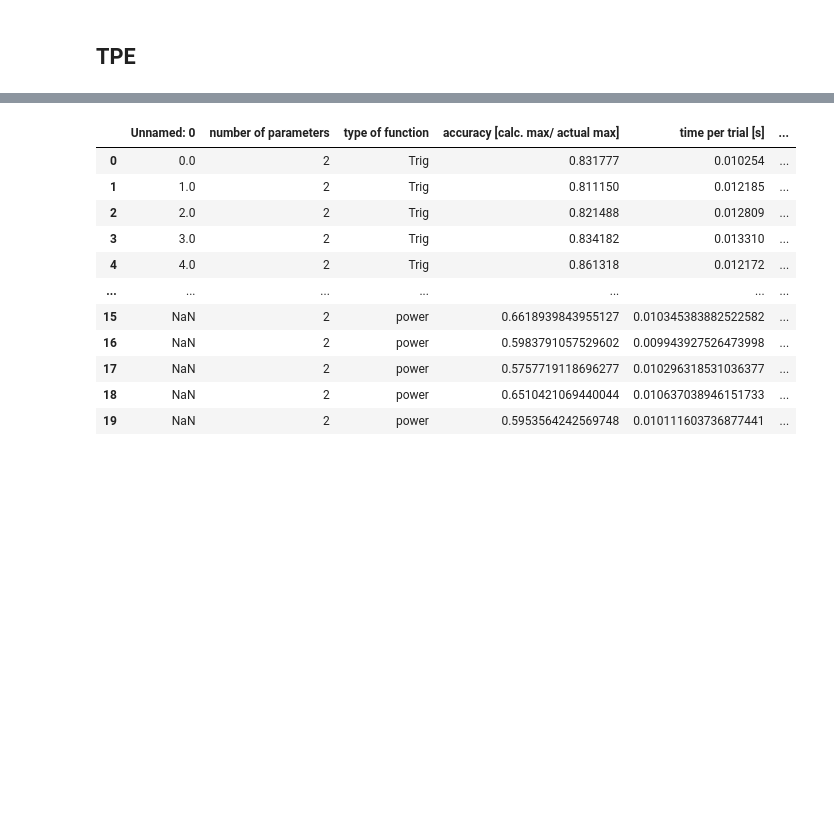
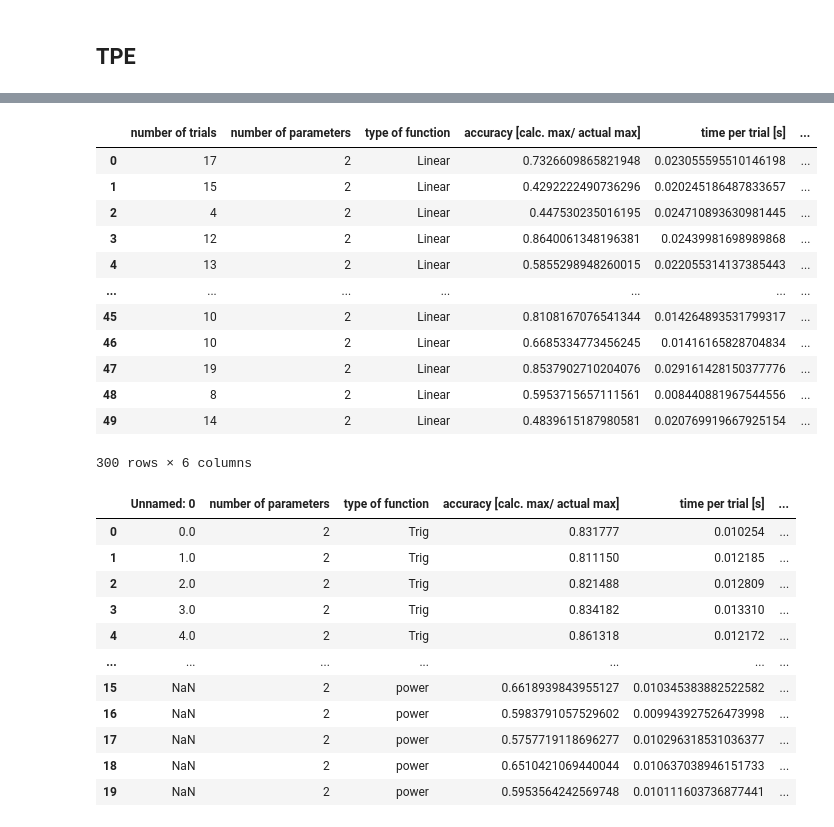
Before and after one commit to Optimistic-Optimizers/Black-Box-Optimization, a Jupyter notebook: Optuna optimization.ipynb, the cells around one changed output, grey strips where cells are left out. Saved outputs shown, nothing was run; the diff lists cells and outputs as text; code cells hidden in the pictures; blank space fills up the shorter version.

```diff
--- a/Optuna optimization.ipynb
+++ b/Optuna optimization.ipynb
@@ -757 +712,21 @@ df_data
+# %%
+df_data1 = df_data
+# %%
+df_data1 = df_data1.append(df_data)
+# %%
+df_data1
+# %% [output]
+|  | number of trials | number of parameters | type of function | accuracy [calc. max/ actual max] | time per trial [s] | ... |
+| 0 | 17 | 2 | Linear | 0.7326609865821948 | 0.023055595510146198 | ... |
+| 1 | 15 | 2 | Linear | 0.4292222490736296 | 0.020245186487833657 | ... |
+| 2 | 4 | 2 | Linear | 0.447530235016195 | 0.024710893630981445 | ... |
+| 3 | 12 | 2 | Linear | 0.8640061348196381 | 0.02439981698989868 | ... |
+| 4 | 13 | 2 | Linear | 0.5855298948260015 | 0.022055314137385443 | ... |
+| ... | ... | ... | ... | ... | ... | ... |
+| 45 | 10 | 2 | Linear | 0.8108167076541344 | 0.014264893531799317 | ... |
+| 46 | 10 | 2 | Linear | 0.6685334773456245 | 0.01416165828704834 | ... |
+| 47 | 19 | 2 | Linear | 0.8537902710204076 | 0.029161428150377776 | ... |
+| 48 | 8 | 2 | Linear | 0.5953715657111561 | 0.008440881967544556 | ... |
+| 49 | 14 | 2 | Linear | 0.4839615187980581 | 0.020769919667925154 | ... |
+300 rows × 6 columns
 # %%
```
Also changed, not shown: parts of 19 cells of this notebook.
